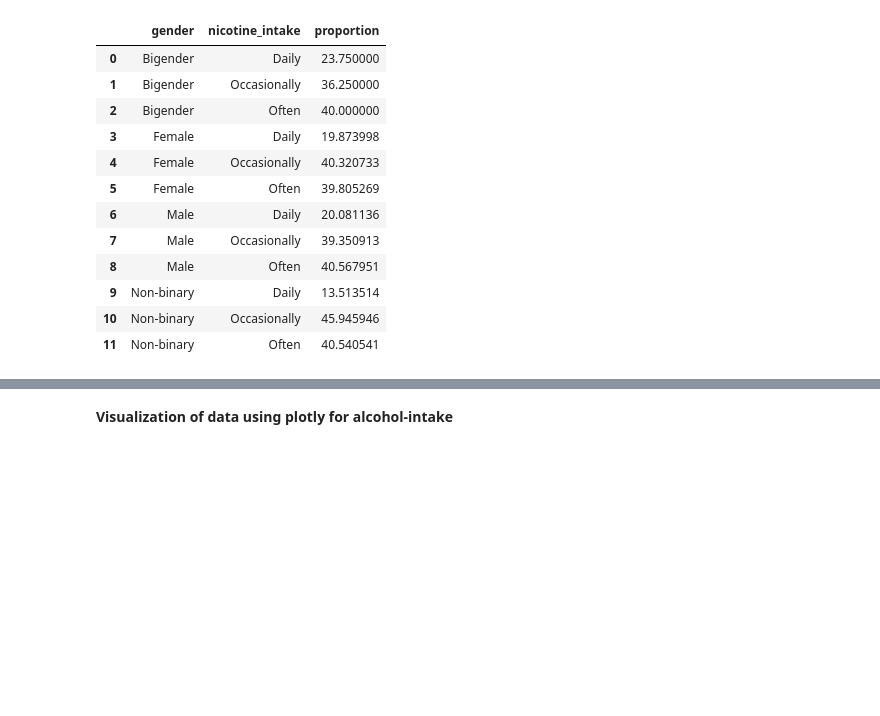
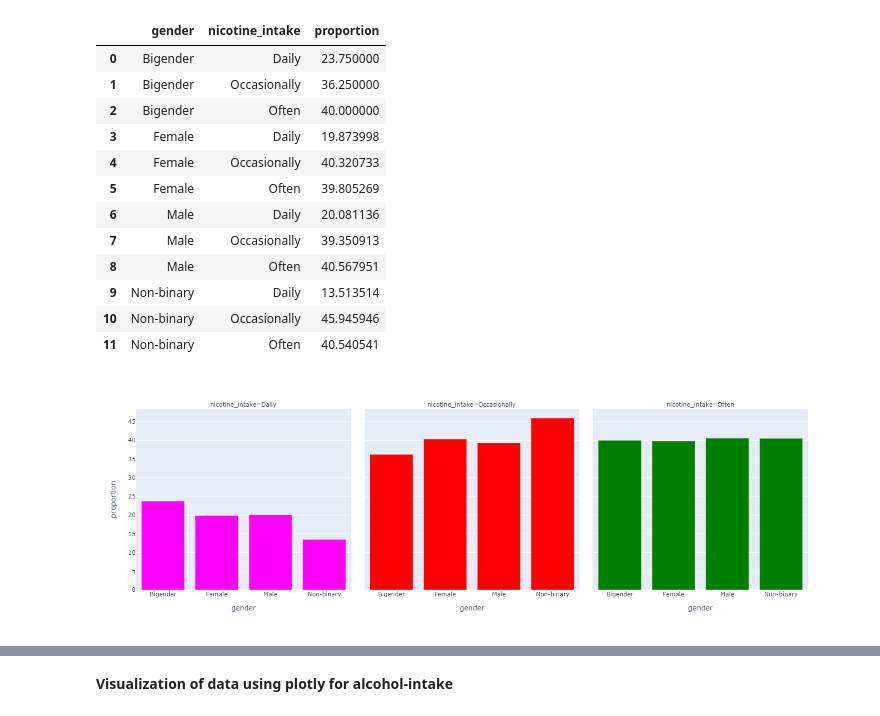
Before and after one commit to sakshi1989/Data-Ingestion-and-Acquisition, a Jupyter notebook: patients.ipynb, the cells around one changed output, grey strips where cells are left out. Cells and saved outputs as stored; diff of their text form; code cells hidden in the pictures; blank space fills up the shorter version.

Commit message:
revert to png graphs

```diff
--- a/patients.ipynb
+++ b/patients.ipynb
@@ -210,8 +211,10 @@ df_nicotine_perc
 # %%
 # Plotting graphs for each value of nicotine_intake based on gender and the proportion
 fig = df_nicotine_perc.plot.bar(x='gender', y='proportion', facet_col='nicotine_intake',
-                                color_discrete_map={"Daily":"red","Occasionally":"green","Often":'magenta'})
+                                color_discrete_map={"Daily":"red","Occasionally":"green","Often":'magenta'}, width=1500)
 fig.update_traces(marker_color='magenta', col=1)
 fig.update_traces(marker_color='red', col=2)
 fig.update_traces(marker_color='green', col=3)
 fig.show()
+# %% [output]
+[figure, added]
```
Also changed, not shown: parts of 5 cells of this notebook, 3 other files.
